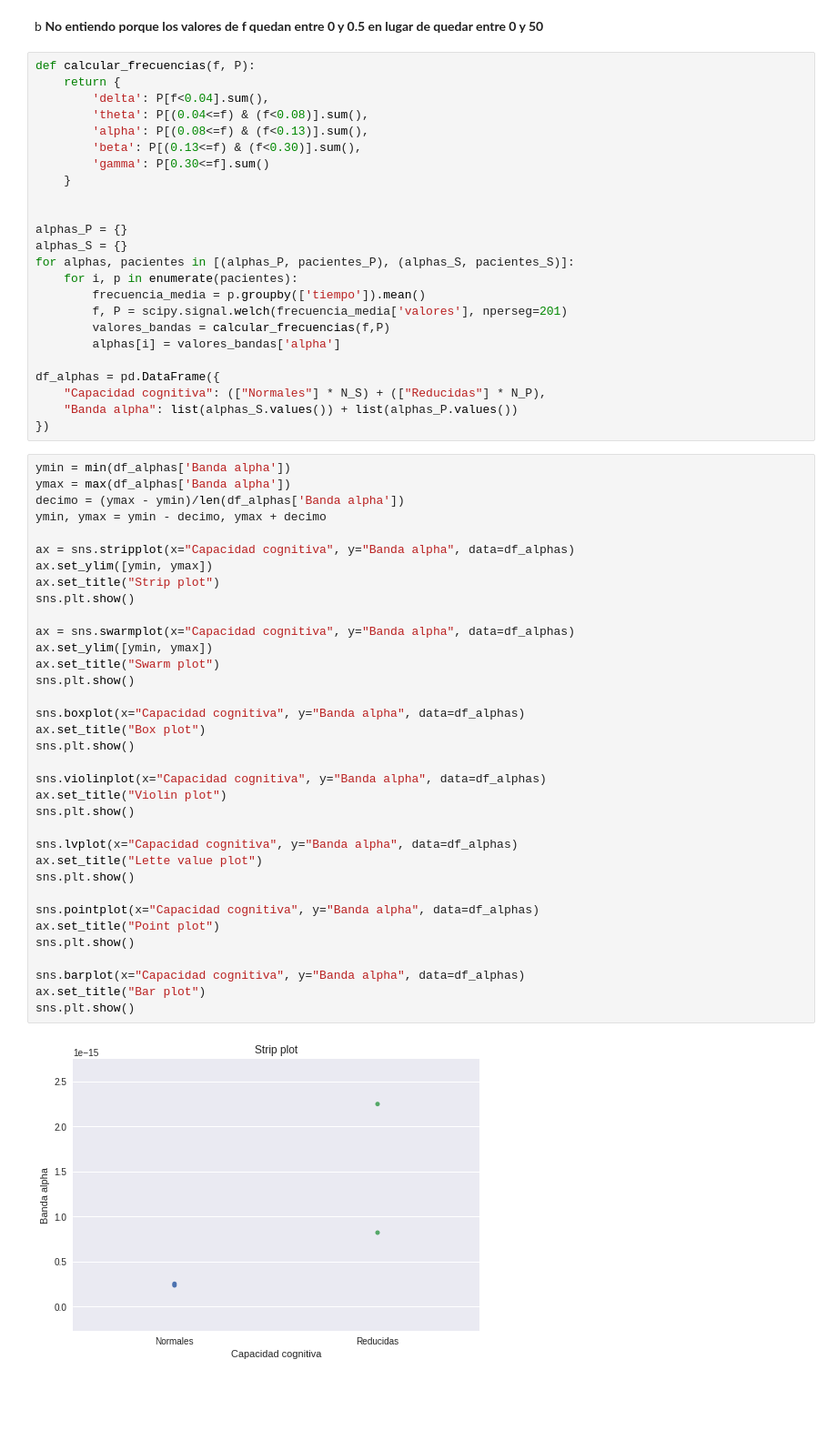
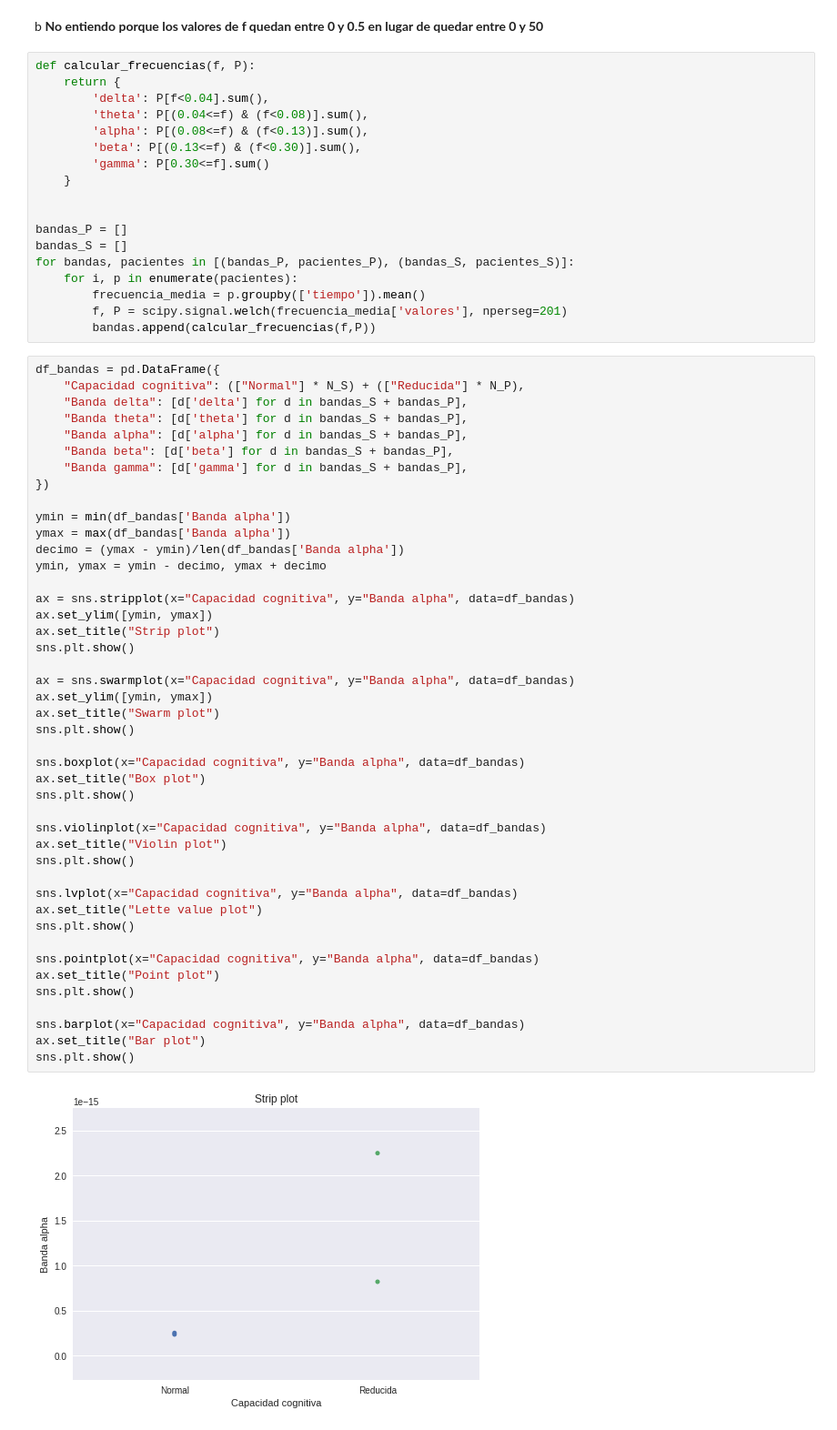
Before and after one commit to BrianBohe/DataScienceCourse, a Jupyter notebook: tp2/resolucion.ipynb, the cells around one changed output. Shown at 91% size. Cells and saved outputs as stored; diff of their text form; blank space fills up the shorter version.

```diff
--- a/tp2/resolucion.ipynb
+++ b/tp2/resolucion.ipynb
@@ -61,53 +62,56 @@ def calcular_frecuencias(f, P):
     }
 
 
-alphas_P = {}
-alphas_S = {}
-for alphas, pacientes in [(alphas_P, pacientes_P), (alphas_S, pacientes_S)]:
+bandas_P = []
+bandas_S = []
+for bandas, pacientes in [(bandas_P, pacientes_P), (bandas_S, pacientes_S)]:
     for i, p in enumerate(pacientes):
         frecuencia_media = p.groupby(['tiempo']).mean()
         f, P = scipy.signal.welch(frecuencia_media['valores'], nperseg=201)
-        valores_bandas = calcular_frecuencias(f,P)
-        alphas[i] = valores_bandas['alpha']
-
-df_alphas = pd.DataFrame({
-    "Capacidad cognitiva": (["Normales"] * N_S) + (["Reducidas"] * N_P),
-    "Banda alpha": list(alphas_S.values()) + list(alphas_P.values())
-})
+        bandas.append(calcular_frecuencias(f,P))
 # %%
-ymin = min(df_alphas['Banda alpha'])
-ymax = max(df_alphas['Banda alpha'])
-decimo = (ymax - ymin)/len(df_alphas['Banda alpha'])
+df_bandas = pd.DataFrame({
+    "Capacidad cognitiva": (["Normal"] * N_S) + (["Reducida"] * N_P),
+    "Banda delta": [d['delta'] for d in bandas_S + bandas_P],
+    "Banda theta": [d['theta'] for d in bandas_S + bandas_P],
+    "Banda alpha": [d['alpha'] for d in bandas_S + bandas_P],
+    "Banda beta": [d['beta'] for d in bandas_S + bandas_P],
+    "Banda gamma": [d['gamma'] for d in bandas_S + bandas_P],
+})
+
+ymin = min(df_bandas['Banda alpha'])
+ymax = max(df_bandas['Banda alpha'])
+decimo = (ymax - ymin)/len(df_bandas['Banda alpha'])
 ymin, ymax = ymin - decimo, ymax + decimo
 
-ax = sns.stripplot(x="Capacidad cognitiva", y="Banda alpha", data=df_alphas)
+ax = sns.stripplot(x="Capacidad cognitiva", y="Banda alpha", data=df_bandas)
 ax.set_ylim([ymin, ymax])
 ax.set_title("Strip plot")
 sns.plt.show()
 
-ax = sns.swarmplot(x="Capacidad cognitiva", y="Banda alpha", data=df_alphas)
+ax = sns.swarmplot(x="Capacidad cognitiva", y="Banda alpha", data=df_bandas)
 ax.set_ylim([ymin, ymax])
 ax.set_title("Swarm plot")
 sns.plt.show()
 
-sns.boxplot(x="Capacidad cognitiva", y="Banda alpha", data=df_alphas)
+sns.boxplot(x="Capacidad cognitiva", y="Banda alpha", data=df_bandas)
 ax.set_title("Box plot")
 sns.plt.show()
 
-sns.violinplot(x="Capacidad cognitiva", y="Banda alpha", data=df_alphas)
+sns.violinplot(x="Capacidad cognitiva", y="Banda alpha", data=df_bandas)
 ax.set_title("Violin plot")
 sns.plt.show()
 
-sns.lvplot(x="Capacidad cognitiva", y="Banda alpha", data=df_alphas)
+sns.lvplot(x="Capacidad cognitiva", y="Banda alpha", data=df_bandas)
 ax.set_title("Lette value plot")
 sns.plt.show()
 
-sns.pointplot(x="Capacidad cognitiva", y="Banda alpha", data=df_alphas)
+sns.pointplot(x="Capacidad cognitiva", y="Banda alpha", data=df_bandas)
 ax.set_title("Point plot")
 sns.plt.show()
 
-sns.barplot(x="Capacidad cognitiva", y="Banda alpha", data=df_alphas)
+sns.barplot(x="Capacidad cognitiva", y="Banda alpha", data=df_bandas)
 ax.set_title("Bar plot")
 sns.plt.show()
 # %% [output]
-[figure, old version]
+[figure, new version]
```
Also changed, not shown: parts of 5 cells of this notebook.
